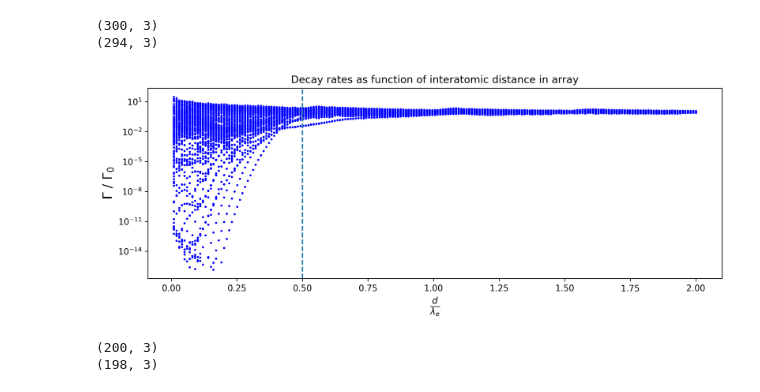
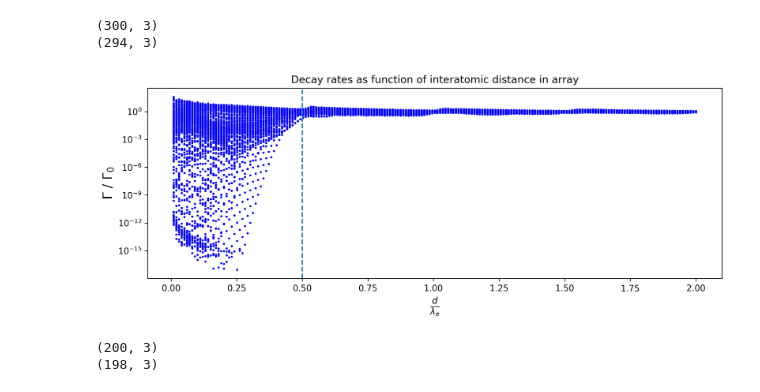
Before and after one commit to FrederikButler/DipoleStructuresInVacuum, a Jupyter notebook: Gyroscope.ipynb, the cells around one changed output. Cells and saved outputs as stored; diff of their text form; code cells hidden in the pictures.

```diff
--- a/Ring in a ring.ipynb
+++ b/Gyroscope.ipynb
@@ -45,28 +45,28 @@ Qchains.StructurePlotter(gyroscope_xyz_filtered)
 # %%
 dipole_hatvec = np.array([1, 0, 0])
 decay_rate_list = []
 most_subradiant_list = []
 distances = np.linspace(0, 2, 200) #ik gang med pi, da det gøre i funktionen Qchains.FindEigenstates
 
 for d in distances[1:]:
-    eigvals_gyroscope , eigvec_gyroscope = Qchains.FindEigenstates(gyroscope_filtered, dipole_hatvec, d)
+    eigvals_gyroscope , eigvec_gyroscope = Qchains.FindEigenstates(gyroscope_xyz_filtered, dipole_hatvec, d)
     decay_rate = 2 * eigvals_gyroscope.real
     decay_rate_list.append(decay_rate)
 
     subradiant = -np.max(2 * eigvals_gyroscope.real)
     most_subradiant_list.append(subradiant)
 
 
 decay_rate_list_reversed = [-p for p in decay_rate_list]
 plt.figure(figsize=(12,4), dpi=300)
 plt.plot(distances[1:], decay_rate_list_reversed, '.', c = 'blue', markersize=3);
 plt.xlabel(r'$\frac{d}{\lambda_e}$', size = 15)
 plt.ylabel(r'$\Gamma$ / $\Gamma_0$', size = 15)
 plt.axvline(x = 1/2, ymin = 0, ymax=3, linestyle = '--')
 plt.title('Decay rates as function of interatomic distance in array')
 plt.yscale('log')
 # %% [output]
-[figure, old version]
+[figure, new version]
 # %%
 gyroscope_yz = gyroscope_yz = np.vstack((ringxy, new_ringyz))
 print(np.shape(gyroscope_yz))
```
Also changed, not shown: parts of 1 cell of this notebook.
